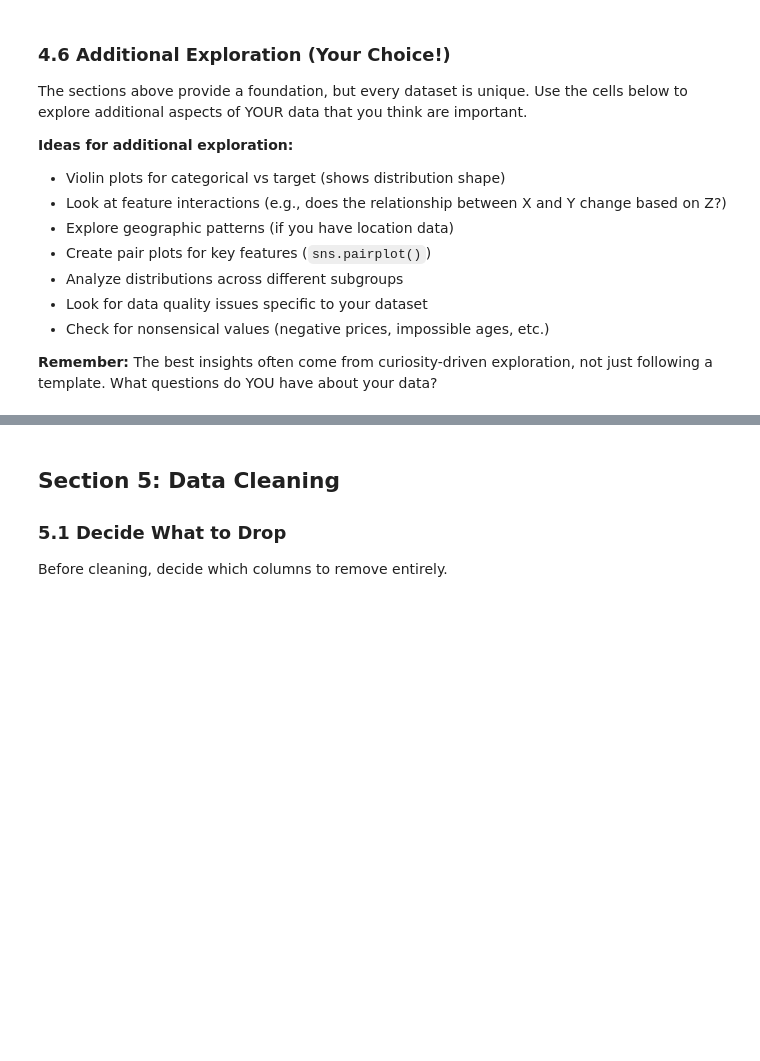
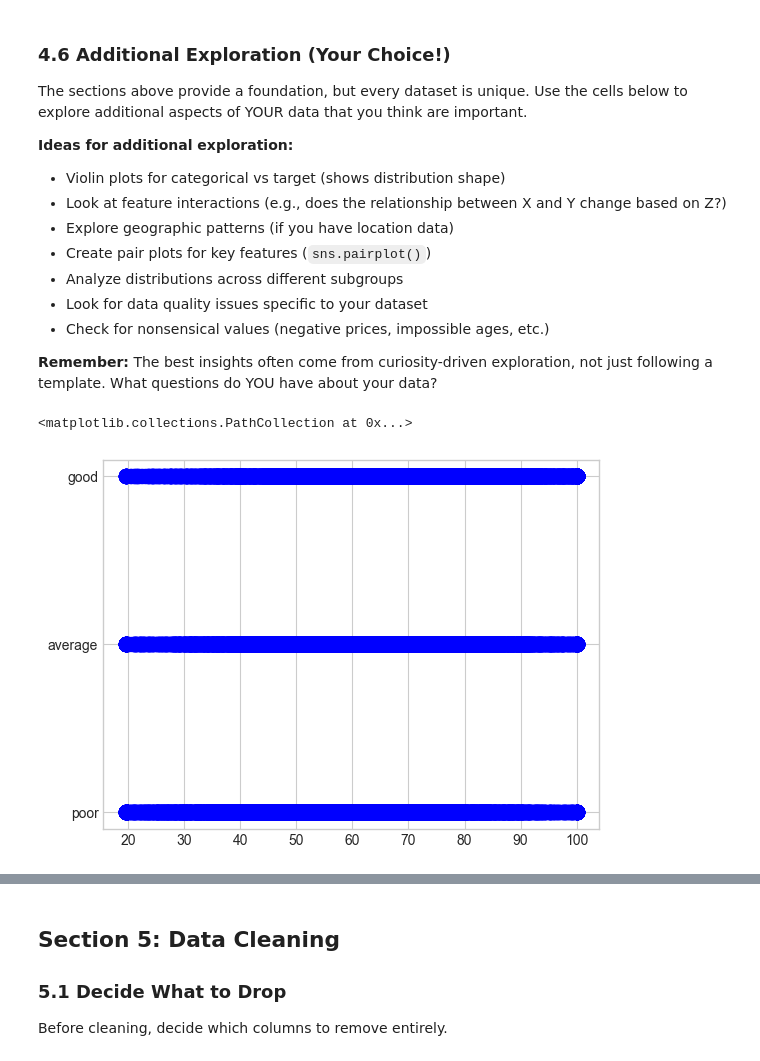
Before and after one commit to fsa-aiml-2511/individual-capstone-Clifton-Rand, a Jupyter notebook: notebooks/01_problem_statement_and_eda.ipynb, the cells around one changed output, grey strips where cells are left out. Drawn from its saved outputs; the diff is of its cells as text; code cells hidden in the pictures; blank space fills up the shorter version.

```diff
--- a/notebooks/01_problem_statement_and_eda.ipynb
+++ b/notebooks/01_problem_statement_and_eda.ipynb
@@ -617,3 +748,13 @@ The sections above provide a foundation, but every dataset is unique. Use the ce
 # %%
 # YOUR ADDITIONAL EDA CODE HERE
 # Add as many cells as you need - don't be limited by this template!
+
+plt.scatter(
+    df['exam_score'],
+    df['sleep_quality'],
+    color='blue',
+    s=100
+)
+# %% [output]
+<matplotlib.collections.PathCollection at 0x...>
+[figure, added]
```
Also changed, not shown: parts of 15 cells of this notebook.
